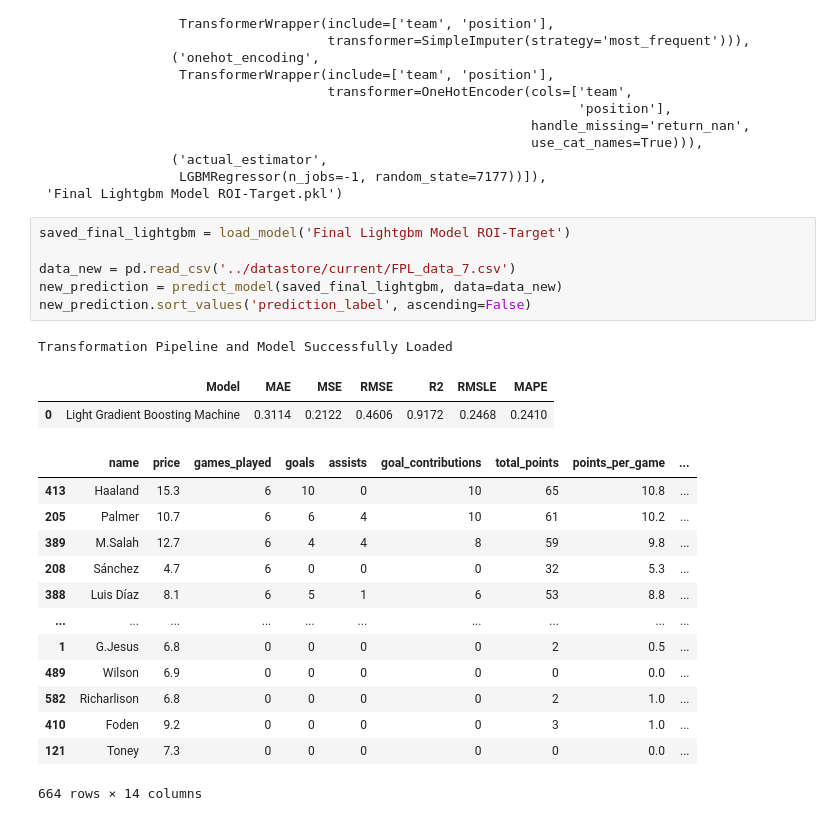
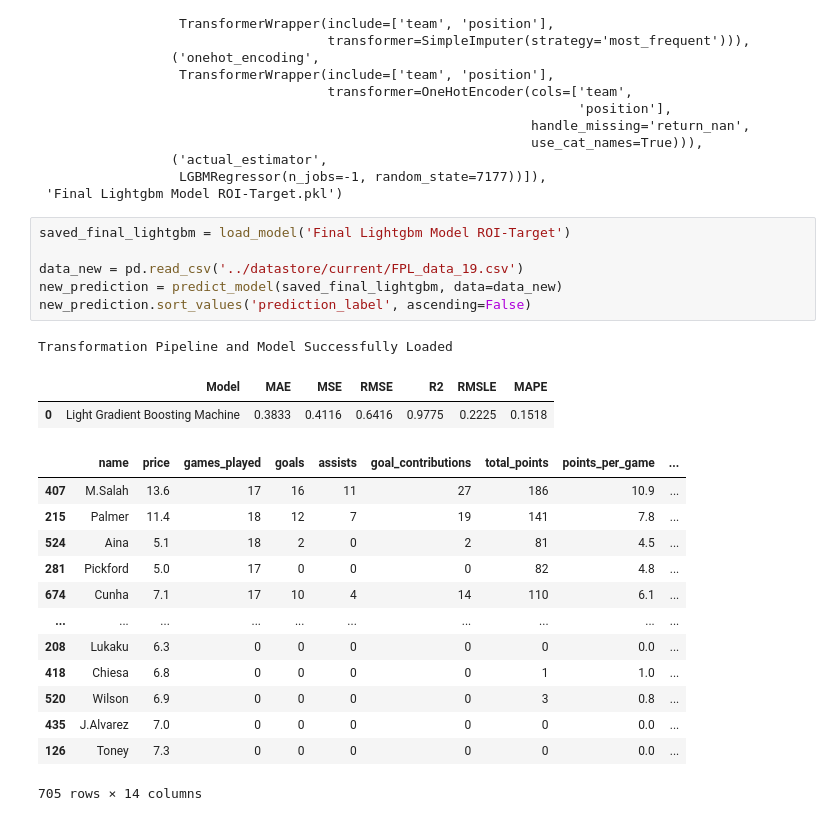
Before and after one commit to kareemseyi/FPL2023, a Jupyter notebook: ml/pycaret.ipynb, the cells around one changed output. Cells and saved outputs as stored; diff of their text form.

```diff
--- a/ml/pycaret.ipynb
+++ b/ml/pycaret.ipynb
@@ -220,23 +220,23 @@ Transformation Pipeline and Model Successfully Saved
 # %%
 saved_final_lightgbm = load_model('Final Lightgbm Model ROI-Target')
 
-data_new = pd.read_csv('../datastore/current/FPL_data_7.csv')
+data_new = pd.read_csv('../datastore/current/FPL_data_19.csv')
 new_prediction = predict_model(saved_final_lightgbm, data=data_new)
 new_prediction.sort_values('prediction_label', ascending=False)
 # %% [output]
 Transformation Pipeline and Model Successfully Loaded
 |  | Model | MAE | MSE | RMSE | R2 | RMSLE | MAPE |
-| 0 | Light Gradient Boosting Machine | 0.3114 | 0.2122 | 0.4606 | 0.9172 | 0.2468 | 0.2410 |
+| 0 | Light Gradient Boosting Machine | 0.3833 | 0.4116 | 0.6416 | 0.9775 | 0.2225 | 0.1518 |
 |  | name | price | games_played | goals | assists | goal_contributions | total_points | points_per_game | ... |
-| 413 | Haaland | 15.3 | 6 | 10 | 0 | 10 | 65 | 10.8 | ... |
-| 205 | Palmer | 10.7 | 6 | 6 | 4 | 10 | 61 | 10.2 | ... |
-| 389 | M.Salah | 12.7 | 6 | 4 | 4 | 8 | 59 | 9.8 | ... |
-| 208 | Sánchez | 4.7 | 6 | 0 | 0 | 0 | 32 | 5.3 | ... |
-| 388 | Luis Díaz | 8.1 | 6 | 5 | 1 | 6 | 53 | 8.8 | ... |
+| 407 | M.Salah | 13.6 | 17 | 16 | 11 | 27 | 186 | 10.9 | ... |
+| 215 | Palmer | 11.4 | 18 | 12 | 7 | 19 | 141 | 7.8 | ... |
+| 524 | Aina | 5.1 | 18 | 2 | 0 | 2 | 81 | 4.5 | ... |
+| 281 | Pickford | 5.0 | 17 | 0 | 0 | 0 | 82 | 4.8 | ... |
+| 674 | Cunha | 7.1 | 17 | 10 | 4 | 14 | 110 | 6.1 | ... |
 | ... | ... | ... | ... | ... | ... | ... | ... | ... | ... |
-| 1 | G.Jesus | 6.8 | 0 | 0 | 0 | 0 | 2 | 0.5 | ... |
-| 489 | Wilson | 6.9 | 0 | 0 | 0 | 0 | 0 | 0.0 | ... |
-| 582 | Richarlison | 6.8 | 0 | 0 | 0 | 0 | 2 | 1.0 | ... |
-| 410 | Foden | 9.2 | 0 | 0 | 0 | 0 | 3 | 1.0 | ... |
-| 121 | Toney | 7.3 | 0 | 0 | 0 | 0 | 0 | 0.0 | ... |
+| 208 | Lukaku | 6.3 | 0 | 0 | 0 | 0 | 0 | 0.0 | ... |
+| 418 | Chiesa | 6.8 | 0 | 0 | 0 | 0 | 1 | 1.0 | ... |
+| 520 | Wilson | 6.9 | 0 | 0 | 0 | 0 | 3 | 0.8 | ... |
+| 435 | J.Alvarez | 7.0 | 0 | 0 | 0 | 0 | 0 | 0.0 | ... |
+| 126 | Toney | 7.3 | 0 | 0 | 0 | 0 | 0 | 0.0 | ... |
-664 rows × 14 columns
+705 rows × 14 columns
```
Also changed, not shown: parts of 4 cells of this notebook, 3 other files.
